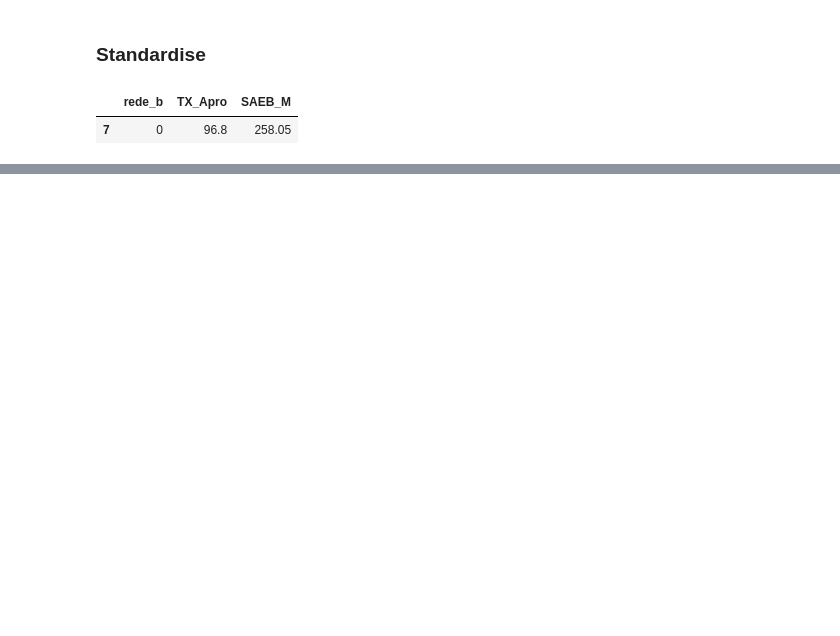
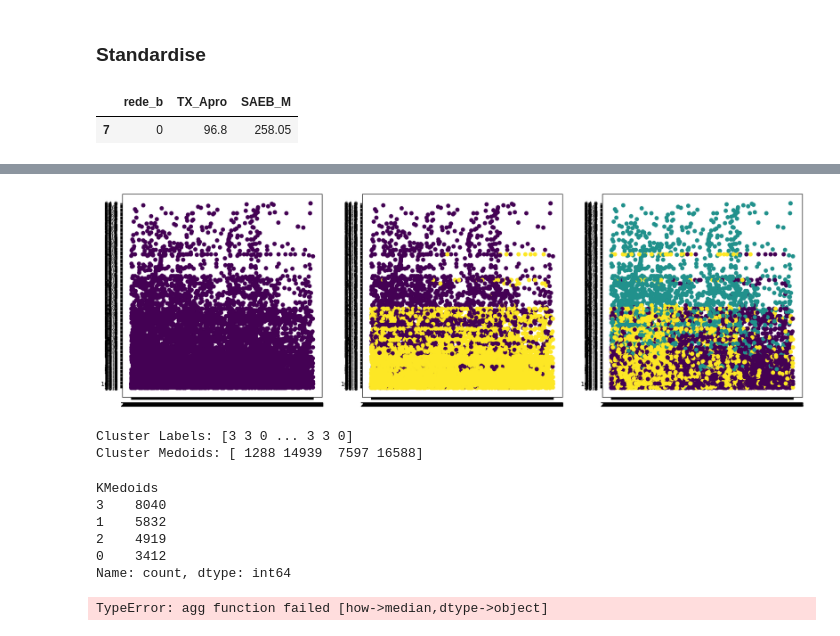
Before and after one commit to izazaka/ML, a Jupyter notebook: SAEB.ipynb, the cells around one changed output, grey strips where cells are left out. Cells and saved outputs as stored; diff of their text form; code cells hidden in the pictures; blank space fills up the shorter version.

```diff
--- a/SAEB.ipynb
+++ b/SAEB.ipynb
@@ -199,0 +267,26 @@ saeb_m[["TX_Apro", "SAEB_M" ]])
+# %%
+for k in range(1, 4):
+    kmeans = KMeans(n_clusters = k, n_init = 10)
+    kmeans.fit(saeb_m[["SAEB_T", "TX_Apro_T"]])
+    saeb_m[f'KMeans{k}'] = kmeans.labels_
+# %%
+fig, axs = plt.subplots(nrows = 1, ncols = 3, figsize = (20, 6))
+
+for i, ax in enumerate(fig.axes, start = 1):
+    ax.scatter(x = saeb_m["SAEB_M"], y = saeb_m["TX_Apro"],
+              c = saeb_m[f'KMeans{i}'])
+# %% [output]
+[figure, added]
+# %%
+kmedoids = KMedoids(n_clusters = 4, random_state = 12)
+kmedoids.fit(saeb_m[["SAEB_T", "TX_Apro_T"]])
+
+km_labels = kmedoids.labels_
+
+medoids = kmedoids.medoid_indices_
+
+print("Cluster Labels:", km_labels)
+print("Cluster Medoids:", medoids)
+# %% [output]
+Cluster Labels: [3 3 0 ... 3 3 0]
+Cluster Medoids: [ 1288 14939  7597 16588]
@@ -199,0 +295,13 @@ saeb_m[["TX_Apro", "SAEB_M" ]])
+# %%
+saeb_m["KMedoids"].value_counts()
+# %% [output]
+KMedoids
+3    8040
+1    5832
+2    4919
+0    3412
+Name: count, dtype: int64
+# %%
+saeb_m.groupby("KMedoids").median()
+# %% [output]
+TypeError: agg function failed [how->median,dtype->object]
```
Also changed, not shown: parts of 22 cells of this notebook.
